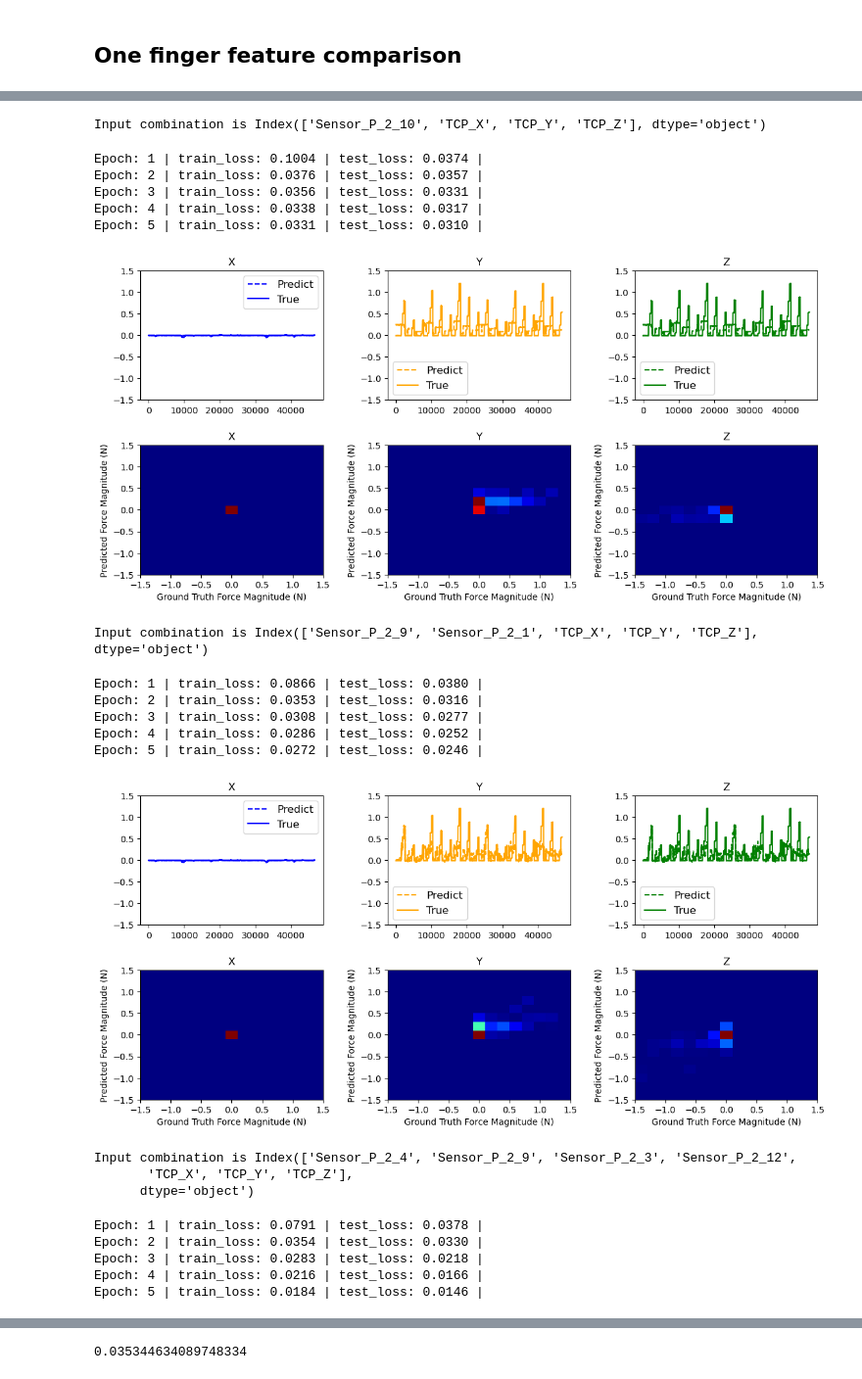
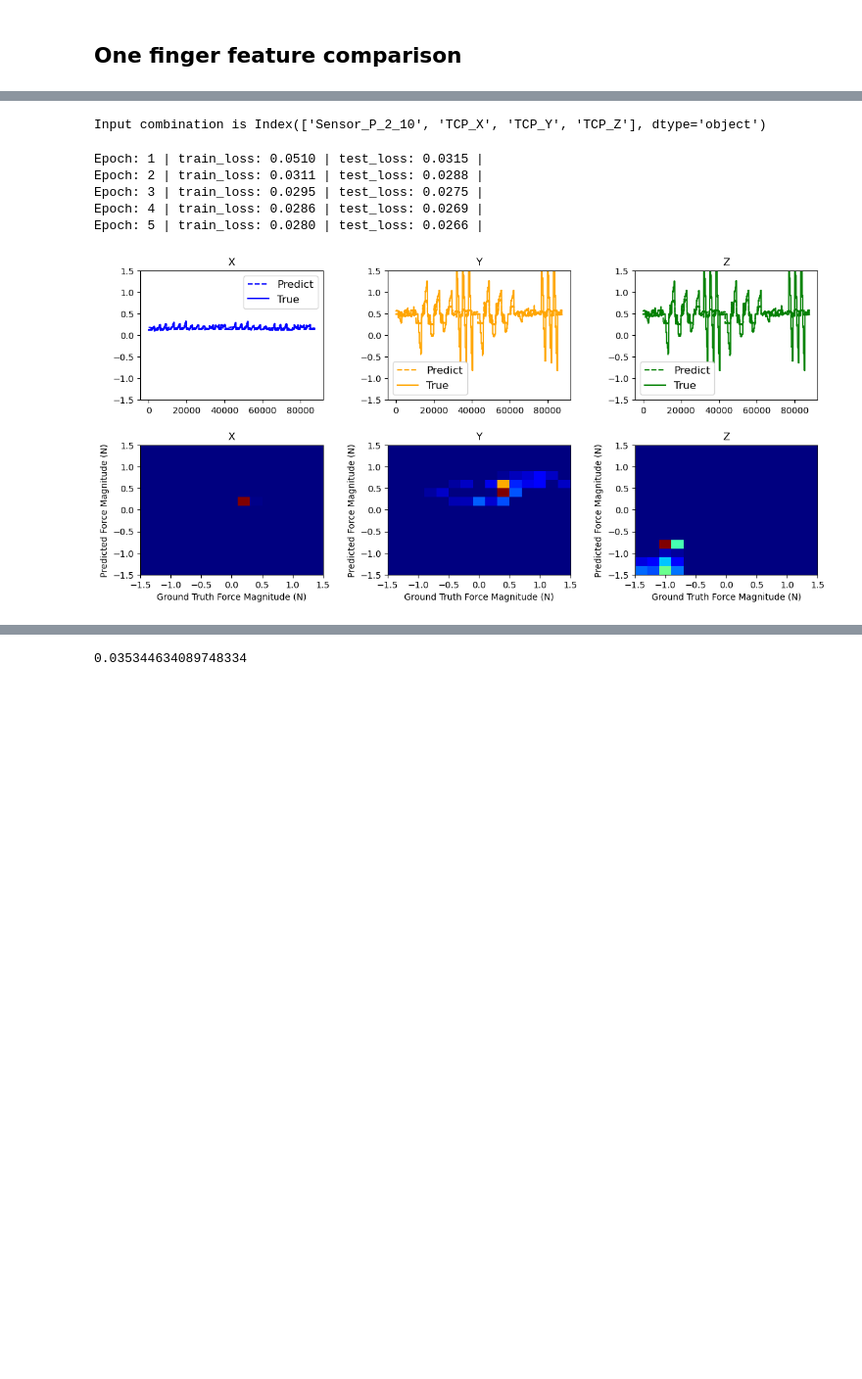
Before and after one commit to hunissweet/External_force, a Jupyter notebook: Nov_3Plotting.ipynb, the cells around one changed output, grey strips where cells are left out. Shown at 98% size. Drawn from its saved outputs; the diff is of its cells as text; code cells hidden in the pictures; blank space fills up the shorter version.

Commit message:
Plotting for weekly meeting

```diff
--- a/Nov_3Plotting.ipynb
+++ b/Nov_3Plotting.ipynb
@@ -90,3 +65,24 @@ left_finger_pressure=left_finger_pressure1.append(left_finger_pressure2)
 left_finger_strain = pd.Index([ 'Sensor_S_2' ])
 
 left_finger_sensor=left_finger_pressure.append(left_finger_strain)
+
+
+# Robot signal Calibration
+Cal_list_col=[For_col,TCP_col]
+
+for i in range(len(Cal_list_col)):
+    for j in range(len(Cal_list_col[i])):
+
+        col_name=Cal_list_col[i][j]
+
+        Total_dataset[col_name]=Total_dataset[col_name]-Total_dataset[col_name][0]
+
+# Sensor signal
+Sensor_Cal_list_col=[right_finger_sensor,left_finger_sensor]
+
+for i in range(len(Sensor_Cal_list_col)):
+    for j in range(len(Sensor_Cal_list_col[i])):
+
+        col_name=Sensor_Cal_list_col[i][j]
+
+        Total_dataset[col_name]=Total_dataset[col_name]-Total_dataset[col_name][0] +500*j
@@ -97,22 +105,2 @@ array(['y20', 'x10', 'default'], dtype=object)
 # %%
 TEMP_Total_dataset= pd.DataFrame(Total_dataset.query('Flag==True ').values,columns=Columns)
-# %%
-# Robot signal Calibration
-Cal_list_col=[For_col,TCP_col]
-
-for i in range(len(Cal_list_col)):
-    for j in range(len(Cal_list_col[i])):
-
-        col_name=Cal_list_col[i][j]
-
-        TEMP_Total_dataset[col_name]=TEMP_Total_dataset[col_name]-TEMP_Total_dataset[col_name][0]
-
-# Sensor signal
-Sensor_Cal_list_col=[right_finger_sensor,left_finger_sensor]
-
-for i in range(len(Sensor_Cal_list_col)):
-    for j in range(len(Sensor_Cal_list_col[i])):
-
-        col_name=Sensor_Cal_list_col[i][j]
-
-        TEMP_Total_dataset[col_name]=TEMP_Total_dataset[col_name]-TEMP_Total_dataset[col_name][0] +500*j
@@ -221,5 +245,5 @@ ce7=c7.append(TCP_col)
 # %%
-Combi_df =Filtered_dataset
+Combi_df =Total_dataset
 # Setup hyperparameters
 NUM_EPOCHS = 5
 BATCH_SIZE = 32
@@ -230,7 +254,7 @@ device = "cpu"
 #Compare_input_feature=[con1,con2,con3,con4,con5,con6,con7,con8,con9]
 #Compare_input_feature=[con10,con11,con4]
 #Compare_input_feature=[c1,c2,c3,c4,c5,c6,c7]
-Compare_input_feature=[ce1,ce2,ce3,ce4,ce5,ce6,ce7]
+Compare_input_feature=[ce1]
 
 duration_time=[]
 loss_results=[]
@@ -267,51 +291,36 @@ for i in range(len(Compare_input_feature)):
     hidden_dim=HIDDEN_UNITS,
     layer_dim=2,
     output_dim=Output_dim,
     dropout_prob=0.7)
     # Set loss and optimizer
     loss_fn = torch.nn.MSELoss() ## change
     optimizer = torch.optim.Adam(model.parameters(), ## change
                                  lr=LEARNING_RATE)
     # Train
     #torchinfo.summary(model,(5,5,5))
     start_time = timer()
     results=engine.train(model=model,
                  train_dataloader=train_dataset,
                  test_dataloader=test_dataset,
                  loss_fn=loss_fn,
                  optimizer=optimizer,
                  epochs=NUM_EPOCHS,
                  device=device)
     end_time = timer()
 
     duration_time.append(end_time-start_time)
     loss_results.append(results)
     Pred_Values=Y_scaler.inverse_transform(utils.predict(model,DataLoader(utils.Data(X,Y),batch_size=BATCH_SIZE)))
     True_Values=Y_scaler.inverse_transform(Y)
     utils.plot_prediction(Pred_Values,True_Values,1.5)
     '''utils.save_model(model=model,
                      target_dir="models",
                      model_name="combination"+str(i)+".pth")'''
 # %% [output]
 Input combination is Index(['Sensor_P_2_10', 'TCP_X', 'TCP_Y', 'TCP_Z'], dtype='object')
-Epoch: 1 | train_loss: 0.1004 | test_loss: 0.0374 |
-Epoch: 2 | train_loss: 0.0376 | test_loss: 0.0357 |
-Epoch: 3 | train_loss: 0.0356 | test_loss: 0.0331 |
-Epoch: 4 | train_loss: 0.0338 | test_loss: 0.0317 |
-Epoch: 5 | train_loss: 0.0331 | test_loss: 0.0310 |
+Epoch: 1 | train_loss: 0.0510 | test_loss: 0.0315 |
+Epoch: 2 | train_loss: 0.0311 | test_loss: 0.0288 |
+Epoch: 3 | train_loss: 0.0295 | test_loss: 0.0275 |
+Epoch: 4 | train_loss: 0.0286 | test_loss: 0.0269 |
+Epoch: 5 | train_loss: 0.0280 | test_loss: 0.0266 |
-[figure, old version]
+[figure, new version]
-Input combination is Index(['Sensor_P_2_9', 'Sensor_P_2_1', 'TCP_X', 'TCP_Y', 'TCP_Z'], dtype='object')
-Epoch: 1 | train_loss: 0.0866 | test_loss: 0.0380 |
-Epoch: 2 | train_loss: 0.0353 | test_loss: 0.0316 |
-Epoch: 3 | train_loss: 0.0308 | test_loss: 0.0277 |
-Epoch: 4 | train_loss: 0.0286 | test_loss: 0.0252 |
-Epoch: 5 | train_loss: 0.0272 | test_loss: 0.0246 |
-[figure, removed]
-Input combination is Index(['Sensor_P_2_4', 'Sensor_P_2_9', 'Sensor_P_2_3', 'Sensor_P_2_12',
-       'TCP_X', 'TCP_Y', 'TCP_Z'],
-      dtype='object')
-Epoch: 1 | train_loss: 0.0791 | test_loss: 0.0378 |
-Epoch: 2 | train_loss: 0.0354 | test_loss: 0.0330 |
-Epoch: 3 | train_loss: 0.0283 | test_loss: 0.0218 |
-Epoch: 4 | train_loss: 0.0216 | test_loss: 0.0166 |
-Epoch: 5 | train_loss: 0.0184 | test_loss: 0.0146 |
```
Also changed, not shown: parts of 36 cells of this notebook, 4 other files.
